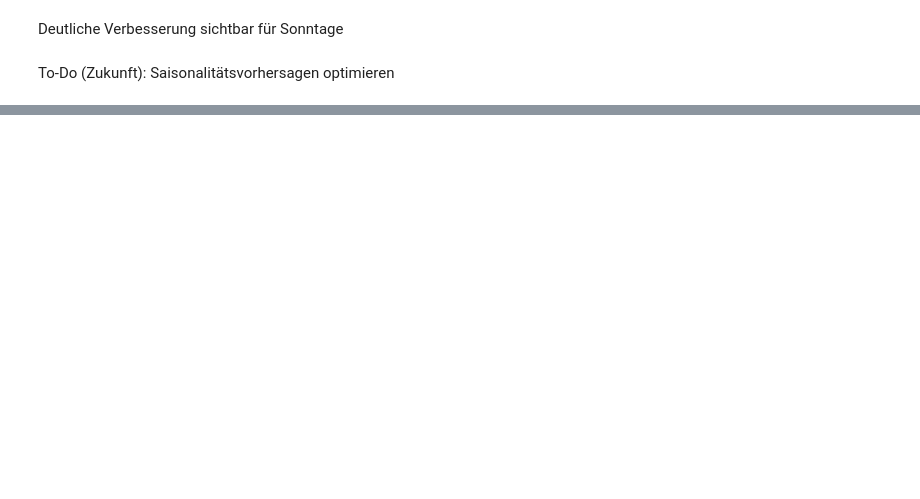
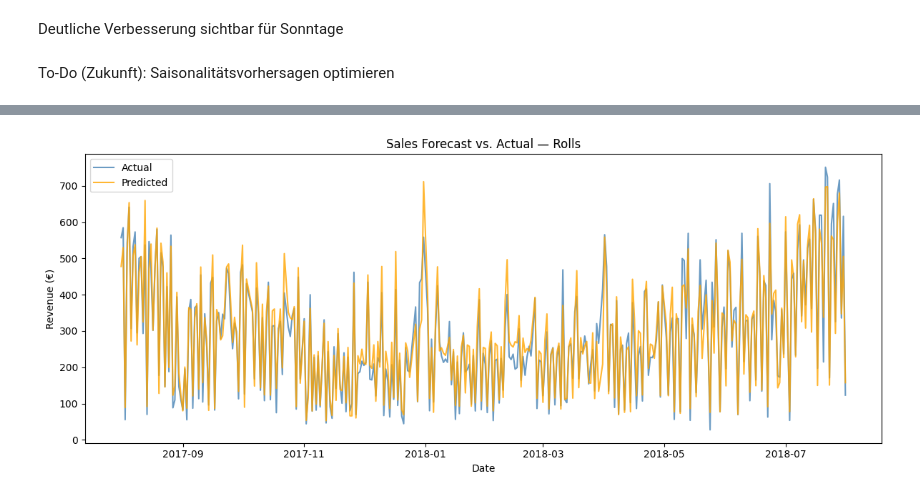
Before and after one commit to clarabri/bakery-sales-prediction, a Jupyter notebook: 3_Model/best_model_neural_net.ipynb, the cells around one changed output, grey strips where cells are left out. Cells and saved outputs as stored; diff of their text form; code cells hidden in the pictures; blank space fills up the shorter version.

```diff
--- a/3_Model/best_model_neural_net.ipynb
+++ b/3_Model/best_model_neural_net.ipynb
@@ -420,0 +462,29 @@ To-Do (Zukunft): Saisonalitätsvorhersagen optimieren
+# %%
+import matplotlib.pyplot as plt
+import pandas as pd
+
+# Datum + echte vs. vorhergesagte Werte zusammenführen
+df_plot = pd.DataFrame({
+    'Datum': pd.to_datetime(val_data['Datum']),
+    'Echte Werte': y_val.values,
+    'Vorhersage': y_val_pred.flatten()
+}).sort_values('Datum')
+
+# Nur Rolls (bestes Ergebnis, sieht am überzeugendsten aus)
+rolls_mask = val_data['WarengruppeRolls'] == 1
+df_rolls = df_plot[rolls_mask.values]
+
+plt.figure(figsize=(12, 5))
+plt.plot(df_rolls['Datum'], df_rolls['Echte Werte'],
+         label='Actual', color='steelblue', alpha=0.8)
+plt.plot(df_rolls['Datum'], df_rolls['Vorhersage'],
+         label='Predicted', color='orange', alpha=0.8)
+plt.title('Sales Forecast vs. Actual — Rolls')
+plt.xlabel('Date')
+plt.ylabel('Revenue (€)')
+plt.legend()
+plt.tight_layout()
+plt.savefig('results_preview.png', dpi=150)
+plt.show()
+# %% [output]
+[figure, added]
```
Also changed, not shown: parts of 9 cells of this notebook, 5 other files.
